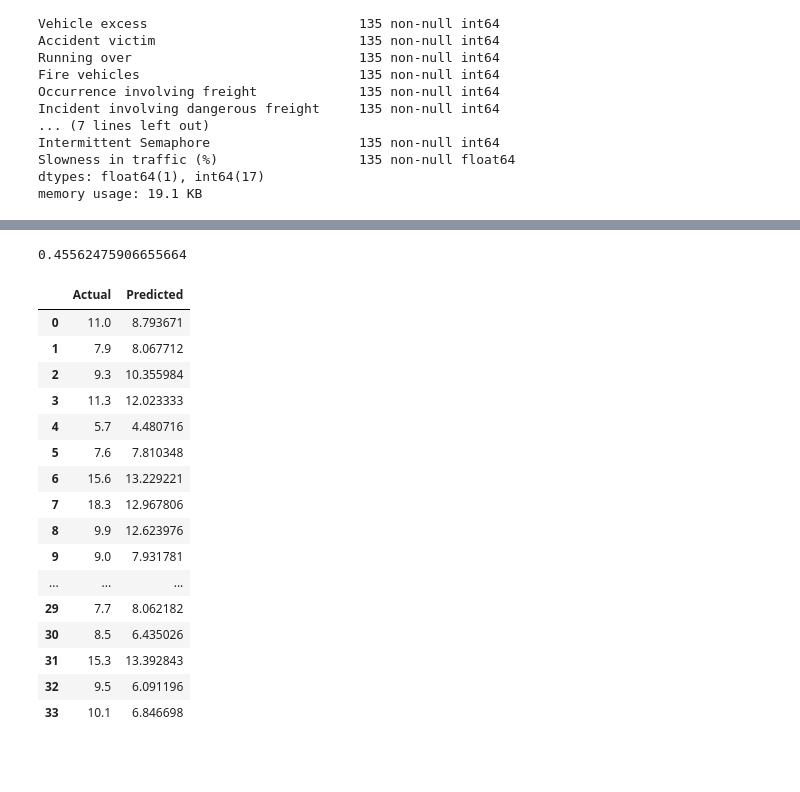
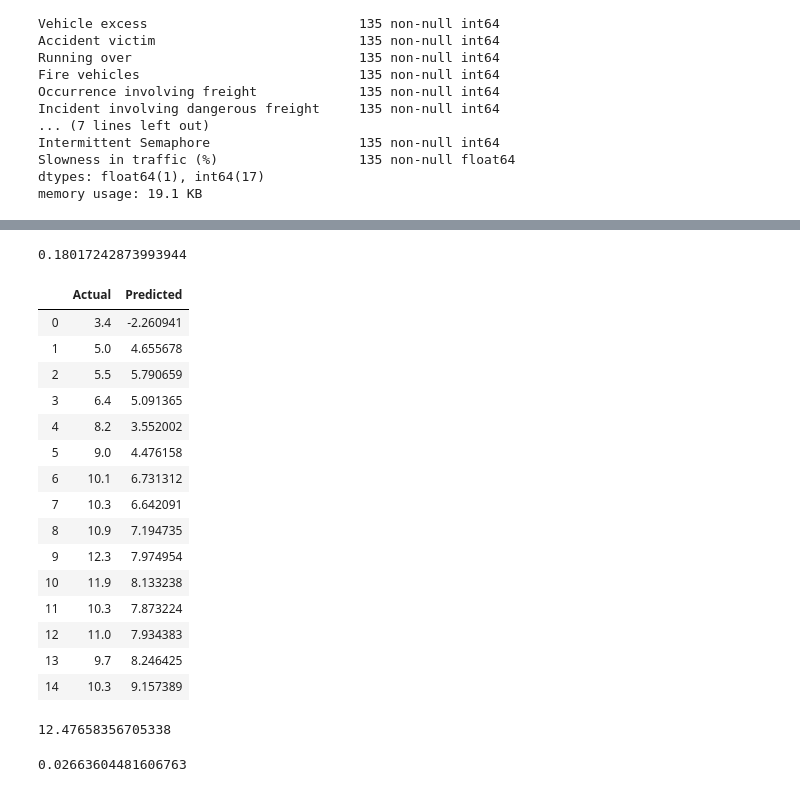
Before and after one commit to opalkonrad/traffic-prediction, a Jupyter notebook: traffic-prediction.ipynb, the cells around one changed output, grey strips where cells are left out. Cells and saved outputs as stored; diff of their text form; code cells hidden in the pictures; blank space fills up the shorter version.

```diff
--- a/traffic-prediction.ipynb
+++ b/traffic-prediction.ipynb
@@ -60,7 +75,8 @@ memory usage: 19.1 KB
 # %%
-# Podzial data setu na Cel i Dane
+
+# Podzial datasetu na Cel i Dane
 X = dataset.iloc[:,  :-1].values
-y = dataset.iloc[:, -1:].values
+y = dataset.iloc[:, -1].values
 # %%
 # Podział na dane treningowe i testowe
-X_train, X_test, y_train, y_test = train_test_split(X, y, test_size = 0.25, random_state = 0)
+X_train, X_test, y_train, y_test = train_test_split(X, y, test_size = 0.2, random_state = 0, shuffle=False)
@@ -120,32 +137,41 @@ pd.DataFrame(X_train).describe()
 # %%
-# Importowanie modelu Regresji Liniowej oraz Tablicy Pomyłek
 from sklearn import linear_model
-classifier = linear_model.LinearRegression()
-model = classifier.fit(X_train, y_train)
-classifier.intercept_, classifier.coef_
-classifier.score(X_test, y_test)
+model = linear_model.LinearRegression()
+model = model.fit(X_train, y_train)
+model.intercept_, model.coef_
+model.score(X_test, y_test)
 # %% [output]
-0.45562475906655664
+0.18017242873993944
 # %%
-from sklearn import metrics
-y_pred = classifier.predict(X_test)
+y_pred = model.predict(X_test)
 df = pd.DataFrame({'Actual': y_test.flatten(), 'Predicted': y_pred.flatten()})
-df
+df.head(15)
 # %% [output]
 |  | Actual | Predicted |
-| 0 | 11.0 | 8.793671 |
-| 1 | 7.9 | 8.067712 |
-| 2 | 9.3 | 10.355984 |
-| 3 | 11.3 | 12.023333 |
-| 4 | 5.7 | 4.480716 |
-| 5 | 7.6 | 7.810348 |
-| 6 | 15.6 | 13.229221 |
-| 7 | 18.3 | 12.967806 |
-| 8 | 9.9 | 12.623976 |
-| 9 | 9.0 | 7.931781 |
-| ... | ... | ... |
-| 29 | 7.7 | 8.062182 |
-| 30 | 8.5 | 6.435026 |
-| 31 | 15.3 | 13.392843 |
-| 32 | 9.5 | 6.091196 |
-| 33 | 10.1 | 6.846698 |
+| 0 | 3.4 | -2.260941 |
+| 1 | 5.0 | 4.655678 |
+| 2 | 5.5 | 5.790659 |
+| 3 | 6.4 | 5.091365 |
+| 4 | 8.2 | 3.552002 |
+| 5 | 9.0 | 4.476158 |
+| 6 | 10.1 | 6.731312 |
+| 7 | 10.3 | 6.642091 |
+| 8 | 10.9 | 7.194735 |
+| 9 | 12.3 | 7.974954 |
+| 10 | 11.9 | 8.133238 |
+| 11 | 10.3 | 7.873224 |
+| 12 | 11.0 | 7.934383 |
+| 13 | 9.7 | 8.246425 |
+| 14 | 10.3 | 9.157389 |
+# %%
+from sklearn import metrics
+metrics.mean_squared_error(y_test, y_pred)
+# %% [output]
+12.47658356705338
+# %%
+from sklearn.neural_network import MLPRegressor
+mlp = MLPRegressor(hidden_layer_sizes=(30,10,5), alpha=1e-3, activation = 'relu',solver='sgd',random_state=0)
+mlp.fit(X_train, y_train)
+mlp.score(X_test, y_test)
+# %% [output]
+0.02663604481606763
```
Also changed, not shown: parts of 20 cells of this notebook.
